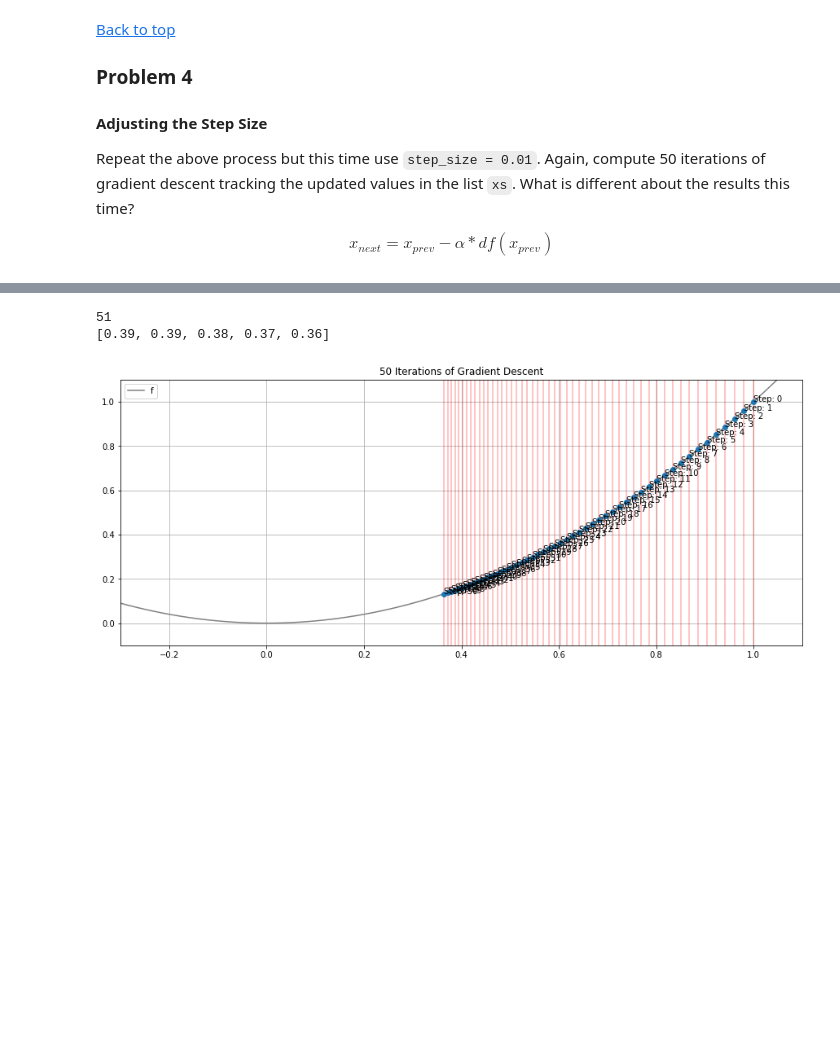
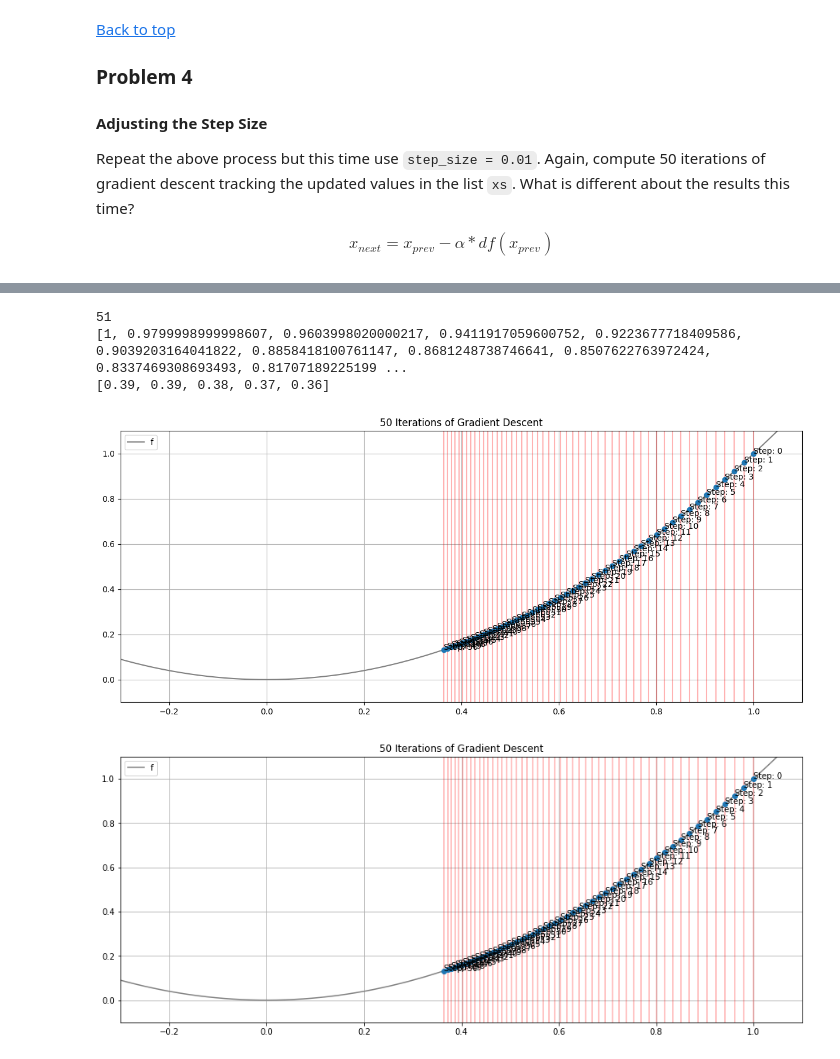
Before and after one commit to Subroy1/MSAI_AllPracticeModules, a Jupyter notebook: Module 15/colab_activity15_2.ipynb, the cells around one changed output, grey strips where cells are left out. Saved outputs shown, nothing was run; the diff lists cells and outputs as text; code cells hidden in the pictures; blank space fills up the shorter version.

```diff
--- a/Module 15/colab_activity15_2.ipynb
+++ b/Module 15/colab_activity15_2.ipynb
@@ -143,18 +152,36 @@ $$x_{next} = x_{prev} - \alpha * df(x_{prev})$$
 # %%
-
 xs = [1]
-for i in range(50):
-  pass #replace with code to update
-        #xs using gradient descent
-
-
-
+step_size =0.01
+xprev = 1
+for i in range (1,51):
+  xnext = xprev- step_size*df(xprev)
+  xs.append(xnext)
+  xprev = xnext
+  #replace with code to update
+  #xs using gradient descent
 
 print(len(xs)) #should be 51
+print(xs)
 print([round(i, 2) for i in xs[-5:]])
 # %% [output]
 51
+[1, 0.9799998999998607, 0.9603998020000217, 0.9411917059600752, 0.9223677718409586, 0.9039203164041822, 0.8858418100761147, 0.8681248738746641, 0.8507622763972424, 0.8337469308693493, 0.81707189225199 ...
 [0.39, 0.39, 0.38, 0.37, 0.36]
+# %%
+x = np.linspace(-3, 3, 1000)
+plt.figure(figsize = (15, 6))
+for i, x0 in enumerate(xs):
+  plt.text(x0, f(x0), f'Step: {i}');
+  plt.axvline(x0, color = 'red', alpha = 0.3)
+plt.plot(x, f(x), color = 'gray', label = 'f')
+plt.plot(xs, f(np.array(xs)), 'o')
+plt.xlim(-.3, 1.1)
+plt.ylim(-0.1, 1.1)
+plt.legend()
+plt.title('50 Iterations of Gradient Descent')
+plt.grid();
+# %% [output]
+[figure, added]
 # %%
 x = np.linspace(-3, 3, 1000)
 plt.figure(figsize = (15, 6))
```
Also changed, not shown: parts of 7 cells of this notebook.
